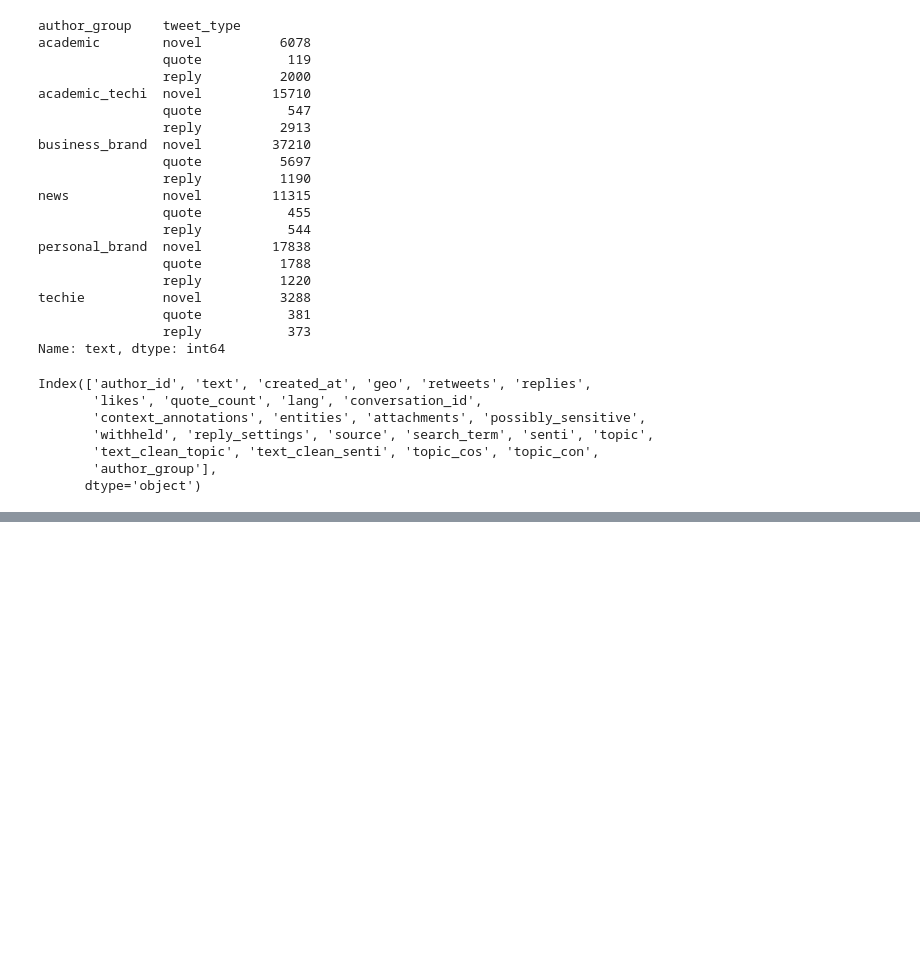
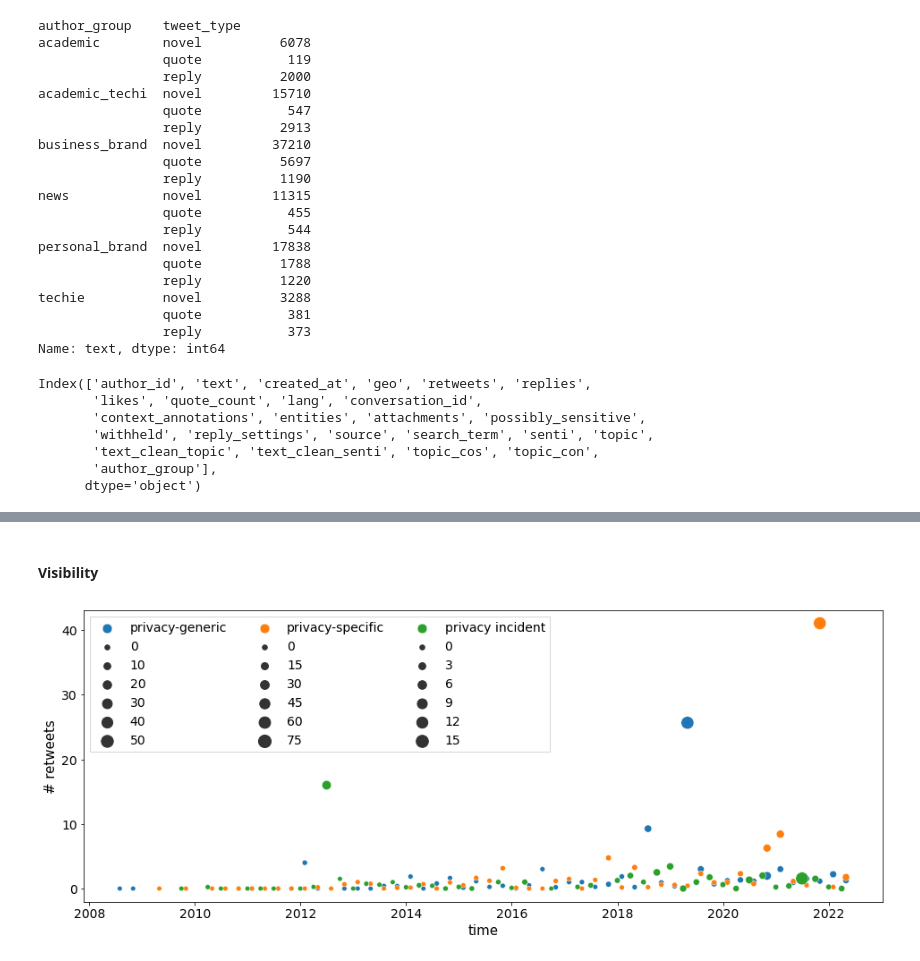
Before and after one commit to rakib062/edtech-scrape, a Jupyter notebook: paper-analysis.ipynb, the cells around one changed output, grey strips where cells are left out. Saved outputs shown, nothing was run; the diff lists cells and outputs as text; code cells hidden in the pictures; blank space fills up the shorter version.

```diff
--- a/paper-analysis.ipynb
+++ b/paper-analysis.ipynb
@@ -154,0 +334,29 @@ Index(['author_id', 'text', 'created_at', 'geo', 'retweets', 'replies',
+# %% [markdown]
+#### Visibility
+# %%
+'''Retweets and likes on tweets expressing generic and specific concerns'''
+import seaborn as sns
+plt.figure(figsize=(16, 6))
+# markers={'privacy-generic':'D', 'privacy-specific': 'o', 'privacy incident':'*'}
+# g=labled_df[labled_df.code==code].reset_index().set_index('created_at').groupby(pd.Grouper(freq='6M'))
+codes = ['privacy-generic', 'privacy-specific', 'privacy incident']#, 'article', 'policy']
+for code in codes:
+    g = labled_df[labled_df.code==code].reset_index().set_index('created_at').groupby(pd.Grouper(freq='3M'))#.text.count().plot(label=code, marker="o", markersize=15, linestyle='none')
+
+    gdf = g.text.agg(['count'])
+    gdf['retweets'] = g.retweets.mean()
+    gdf['likes'] = g.likes.mean()
+    gdf.reset_index(inplace=True)
+    sns.scatterplot(
+        data=gdf, x='created_at', y='retweets',  size="likes", label=code, marker='o',#markers[code],
+        sizes=(30, 200)#, hue_norm=(0, 7)#, legend="full"
+    )
+
+plt.yticks(fontsize=tick_font)
+plt.xticks(fontsize=tick_font)
+plt.xlabel('time', fontsize=lbl_font)
+plt.ylabel('# retweets', fontsize=lbl_font)
+plt.legend(title="", title_fontsize=leg_font, fontsize=leg_font-2, fancybox=False, ncol=len(codes))
+plt.show()
+# %% [output]
+[figure, added]
```
Also changed, not shown: parts of 29 cells of this notebook, 1 other file.
